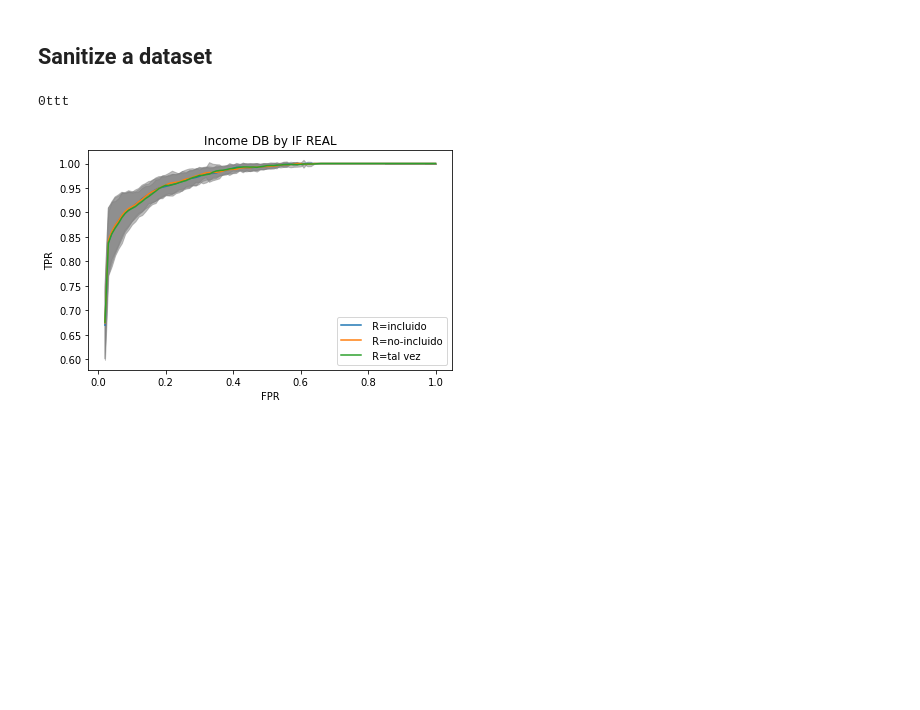
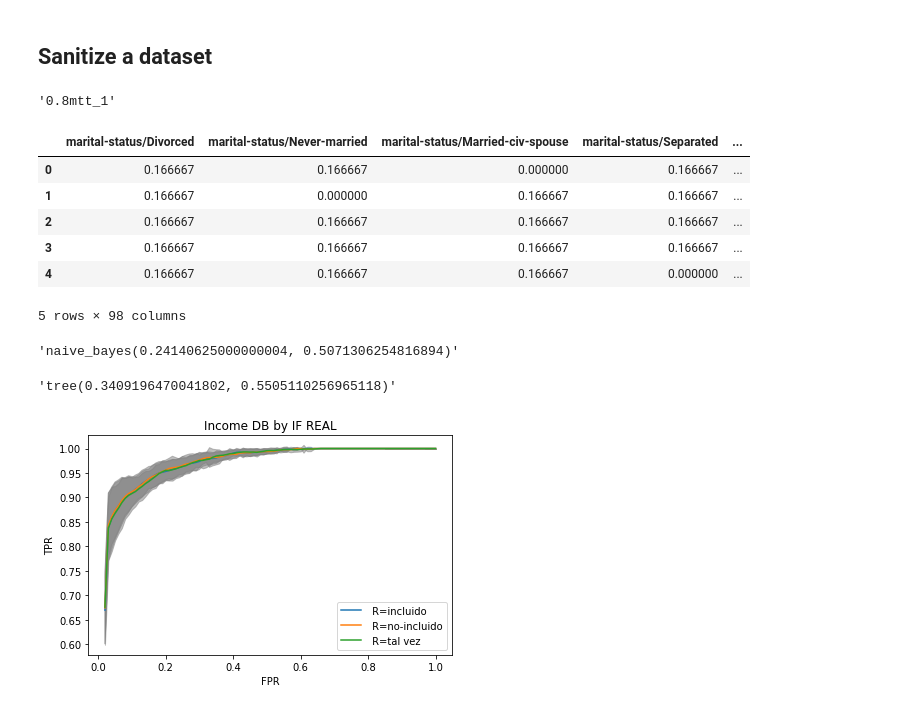
Before and after one commit to jwzinser/Tesis, a Jupyter notebook: parallel/pandas_models-Copy1.ipynb, the cells around one changed output. Drawn from its saved outputs; the diff is of its cells as text; code cells hidden in the pictures; blank space fills up the shorter version.

```diff
--- a/parallel/pandas_models-Copy1.ipynb
+++ b/parallel/pandas_models-Copy1.ipynb
@@ -36,14 +36,16 @@ dataset_path = "census_level_0.csv"
 # %%
 cases = []
 for pr in range(6,11): # si lo llevamos hasta 16 cubrimos de forma correcta otro par de columnas
-        cases += [[pr, False, True, True, False],
-                  [pr, True, True, True, False],
-                  [pr, False, True, True, True],
-                  [pr, True, False, False, False],
-                  [pr, False, False, False, False],
-                  [pr, False, False, False, True]]
+        cases += [[pr/10, False, True, True, False],
+                  [pr/10, True, True, True, False],
+                  [pr/10, False, True, True, True],
+                  [pr/10, True, False, False, False],
+                  [pr/10, False, False, False, False],
+                  [pr/10, False, False, False, True]]
 # %%
 from sklearn import preprocessing, metrics, linear_model, metrics, svm, naive_bayes, tree
+from IPython.display import display, clear_output
+import time
 
 model_dict = dict()
 model_dict["linear_regression"] = linear_model.LinearRegression()
@@ -66,9 +68,9 @@ for case in cases:
         case_name = "0ttt"
 
     if case_name not in processed_cases:
-        print(case_name)
         for rand_num in range(10):
             case_name_rand = case_name +"_"+ str(rand_num)
+            display(case_name_rand)
             #data = dataframe.read_csv(income_dataset_path, dtype={'Rating': 'float'})
             #data = dataframe.from_pandas(pd.read_csv(dataset_path), npartitions=1)
             #data = data.dropna()
@@ -87,38 +89,51 @@ for case in cases:
             else:
                 meta_info = get_meta_info_pandas(data, cat_columns, privacy, include_real, uniform, uniform2, maybe, True)
 
             asd = {}
             rmse_dict = {}
             for col in cat_columns:
                 if len(meta_info["columns"][col]["counter"])<50:
                     #asd[col] = client.gather(client.compute(data[col].map(lambda x: entry_sanitization(entry=x, **meta_info["algorithm"], **meta_info["columns"][col]), meta=('x', float))))
-                    asd[col] = data[col].map(lambda x: entry_sanitization(entry=x, **meta_info["algorithm"], **meta_info["columns"][col]))
-                    rmse_dict[col] = sum([np.power(x-y,2) for x,y in zip(meta_info["columns"][col]["counter"].values(), asd[col].sum())])
+                    #asd[col] = data[col].map(lambda x: entry_sanitization(entry=x, **meta_info["algorithm"], **meta_info["columns"][col]))
+                    asd[col] = np.matrix([entry_sanitization(entry=x, **meta_info["algorithm"], **meta_info["columns"][col]) for x in data[col]])
+                    rmse_dict[col] = sum([np.power(x-y,2) for x,y in zip(meta_info["columns"][col]["counter"].values(), asd[col].sum(axis=0))])
             nis = pd.DataFrame.from_dict(rmse_dict, orient="index").reset_index()
             nis.columns = ["class", "rmse"]
             nis["case"] = case_name_rand
             reco_list.append(nis)
 
-            dataa =  pd.concat([pd.DataFrame([i for i in v.values], columns=[k+"/"+i for i in meta_info["columns"][k]["key_to_order"].keys()]) for k, v in asd.items()], axis=1)
+            #dataa =  pd.concat([pd.DataFrame([i for i in v.values], columns=[k+"/"+i for i in meta_info["columns"][k]["key_to_order"].keys()]) for k, v in asd.items()], axis=1)
+            dataa =  pd.concat([pd.DataFrame(v, columns=[k+"/"+i for i in meta_info["columns"][k]["key_to_order"].keys()]) for k, v in asd.items()], axis=1)
             if len(data_y.unique())==2:
                 dataa["y"] = (data_y==data_y.unique()[0]).astype(int)
             else: # in case there is numeric take the median
                 dataa["y"] = (data_y>=sorted(data_y)[int(len(data_y)/2)]).astype(int)
 
             std_scaler = preprocessing.StandardScaler()
             for col in std_cols:
                 #dataa[col] = std_scaler.fit_transform(pd.DataFrame({col:data[col].compute().values}))
                 dataa[col] = std_scaler.fit_transform(pd.DataFrame({col:data[col].values}))
             # apply a suppervised algorithm
             dataa = dataa.dropna()
+            display(dataa.head())
             case_model_scores[case_name_rand] = dict()
             for model_name, model in model_dict.items():
                 case_model_scores[case_name_rand][model_name] = get_auc_score_of_model(dataa, model)#[:2]
-                print(model_name + str(case_model_scores[case_name_rand][model_name][:2]))
+                display(model_name + str(case_model_scores[case_name_rand][model_name][:2]))
+            clear_output(wait=True)
         processed_cases.append(case_name)
         iterator += 1
 # %% [output]
-0ttt
+'0.8mtt_1'
+|  | marital-status/Divorced | marital-status/Never-married | marital-status/Married-civ-spouse | marital-status/Separated | ... |
+| 0 | 0.166667 | 0.166667 | 0.000000 | 0.166667 | ... |
+| 1 | 0.166667 | 0.000000 | 0.166667 | 0.166667 | ... |
+| 2 | 0.166667 | 0.166667 | 0.166667 | 0.166667 | ... |
+| 3 | 0.166667 | 0.166667 | 0.166667 | 0.166667 | ... |
+| 4 | 0.166667 | 0.166667 | 0.166667 | 0.000000 | ... |
+5 rows × 98 columns
+'naive_bayes(0.24140625000000004, 0.5071306254816894)'
+'tree(0.3409196470041802, 0.5505110256965118)'
 # %%
 import re
 reco_df = pd.concat(reco_list)
```
Also changed, not shown: 1 other file.
